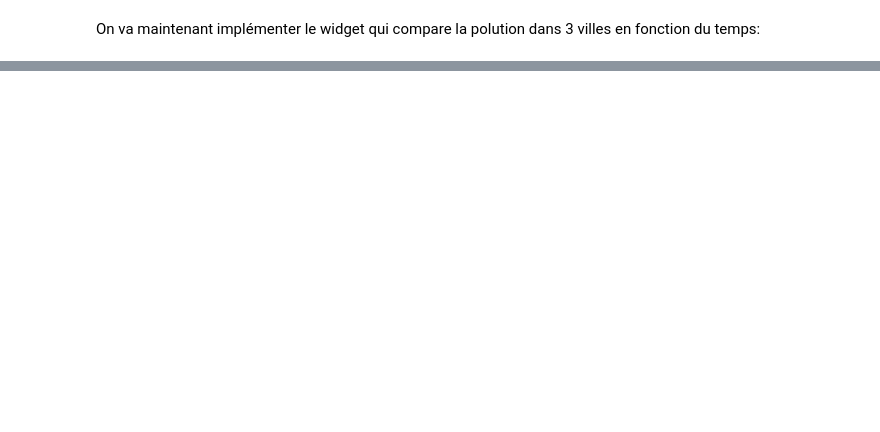
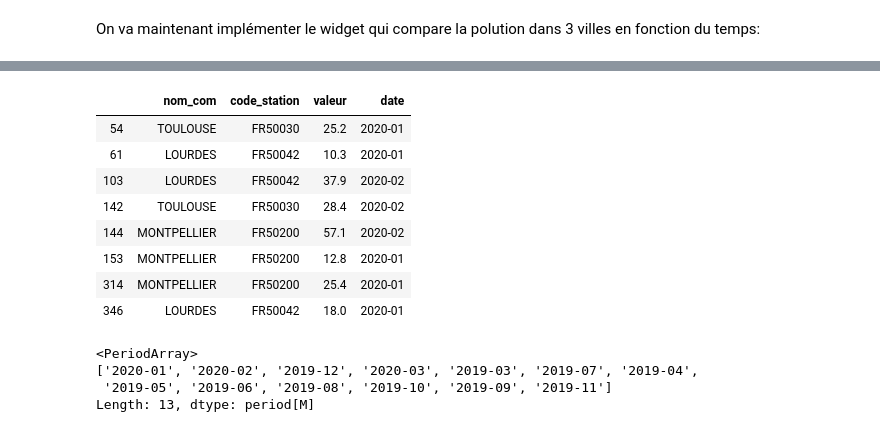
Before and after one commit to MegDie/occpollution, a Jupyter notebook: report/Project_Occitanie_Polution.ipynb, the cells around one changed output, grey strips where cells are left out. Saved outputs shown, nothing was run; the diff lists cells and outputs as text; code cells hidden in the pictures; blank space fills up the shorter version.

```diff
--- a/report/Project_Occitanie_Polution.ipynb
+++ b/report/Project_Occitanie_Polution.ipynb
@@ -210,4 +124,0 @@ lds.count()[0] # assez de données, enfin car avant j'ai essayé carcassonne et
-# %%
-df_villes = df_villes[df_villes.date=='2020-01']
-# %%
-df_villes = df_villes[['nom_com', 'valeur']] # il n'y a plus que les villes et les valeurs de O3 dans le dataframe
@@ -241,0 +171,22 @@ On va maintenant implémenter le widget qui compare la polution dans 3 villes en
+# %%
+station = 'FR50030', 'FR50200', 'FR50042'
+df_villes = df_villes[df_villes['code_station'].isin(station)]
+df_villes = df_villes[['nom_com', 'code_station', 'valeur', 'date']]
+df_villes.head(n=8)
+# %% [output]
+|  | nom_com | code_station | valeur | date |
+| 54 | TOULOUSE | FR50030 | 25.2 | 2020-01 |
+| 61 | LOURDES | FR50042 | 10.3 | 2020-01 |
+| 103 | LOURDES | FR50042 | 37.9 | 2020-02 |
+| 142 | TOULOUSE | FR50030 | 28.4 | 2020-02 |
+| 144 | MONTPELLIER | FR50200 | 57.1 | 2020-02 |
+| 153 | MONTPELLIER | FR50200 | 12.8 | 2020-01 |
+| 314 | MONTPELLIER | FR50200 | 25.4 | 2020-01 |
+| 346 | LOURDES | FR50042 | 18.0 | 2020-01 |
+# %%
+df_villes.date.unique()
+# %% [output]
+<PeriodArray>
+['2020-01', '2020-02', '2019-12', '2020-03', '2019-03', '2019-07', '2019-04',
+ '2019-05', '2019-06', '2019-08', '2019-10', '2019-09', '2019-11']
+Length: 13, dtype: period[M]
```
Also changed, not shown: parts of 36 cells of this notebook, 1 other file.
